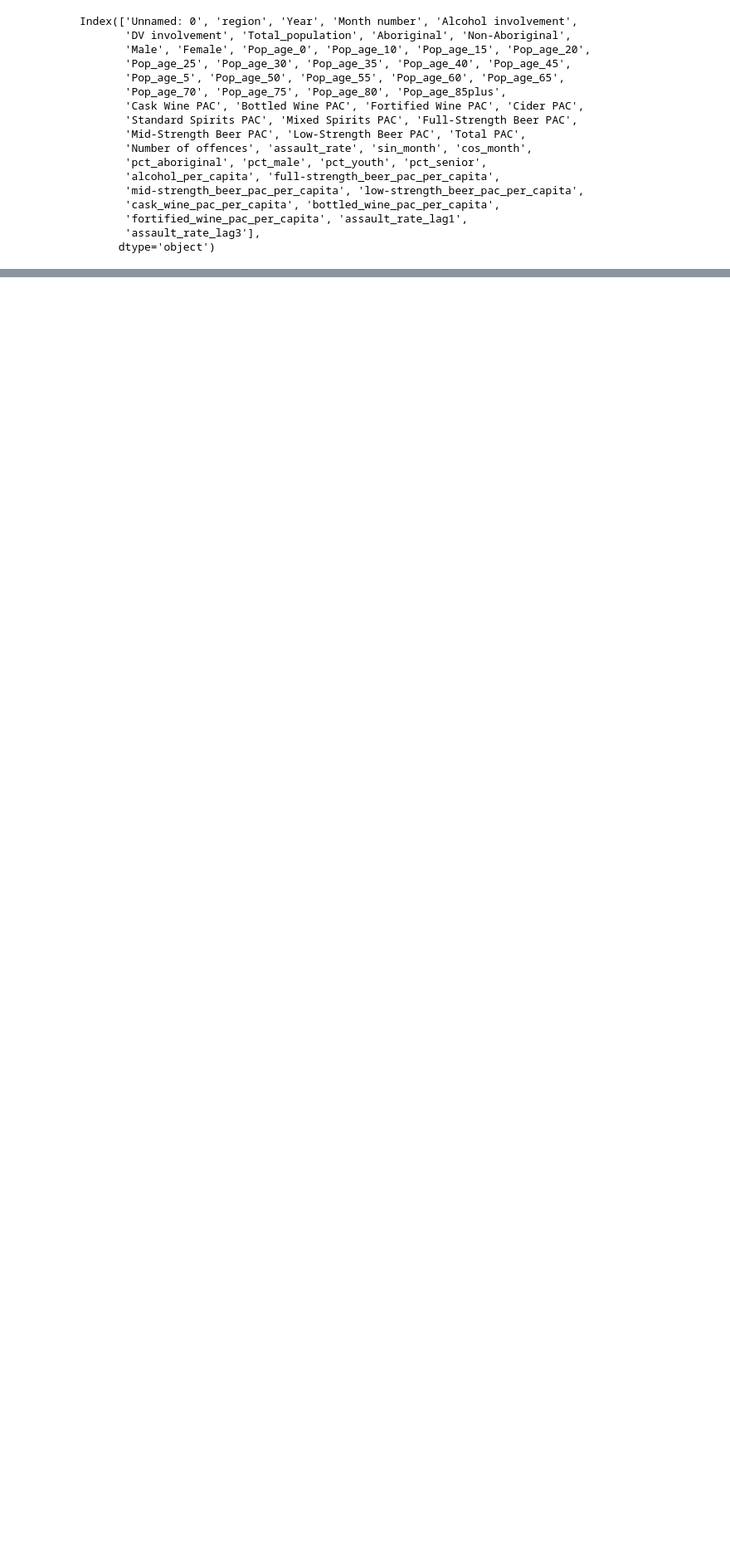
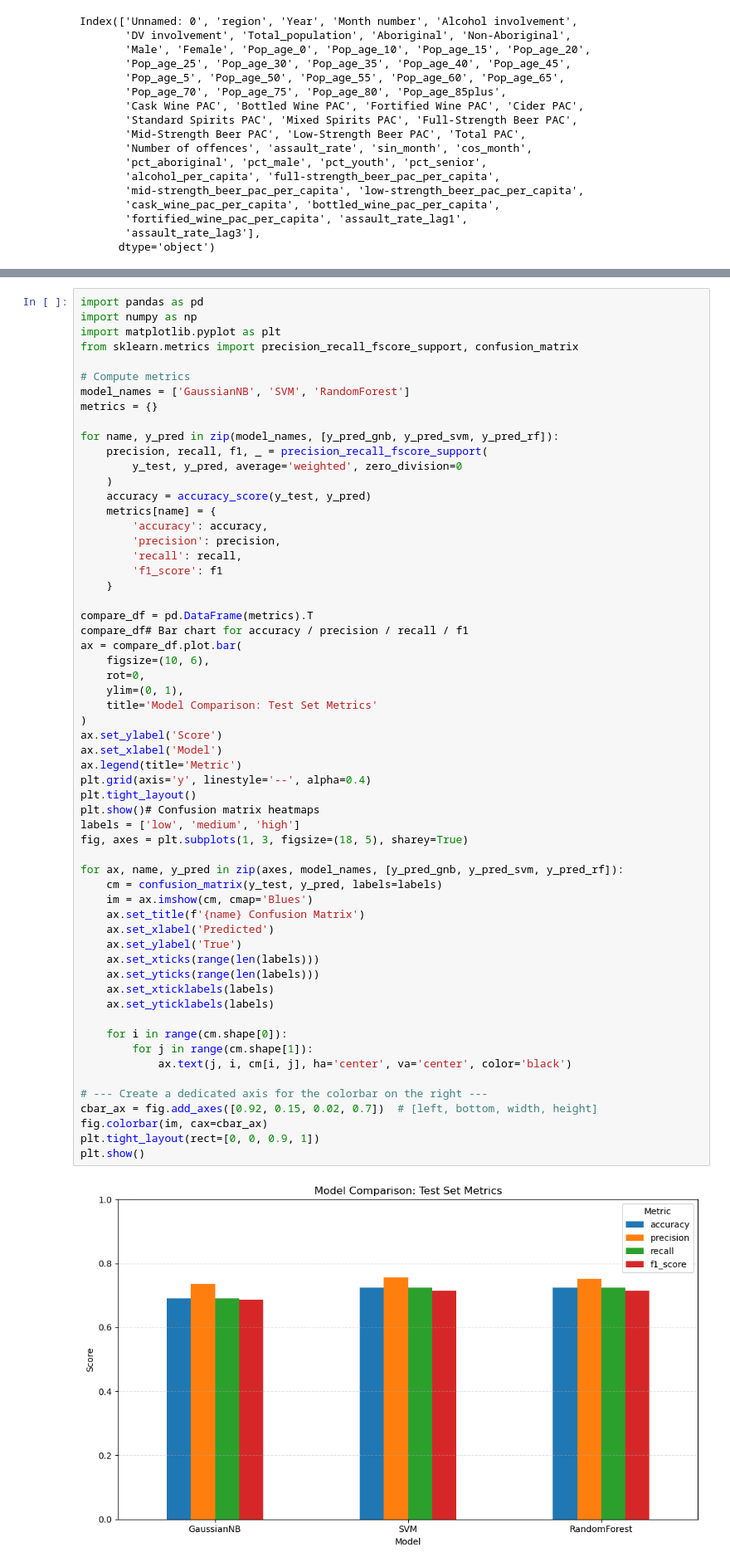
Before and after one commit to thomastran2k2/HIT564-Assignment-2-G1-Sem1-2026, a Jupyter notebook: assignment_4.ipynb, the cells around one changed output, grey strips where cells are left out. Shown at 83% size. Drawn from its saved outputs; the diff is of its cells as text; blank space fills up the shorter version.

Commit message:
added visualisation, svm mode, removal of multinomial regression, added grid search for hyperparameter tuning

```diff
--- a/assignment_4.ipynb
+++ b/assignment_4.ipynb
@@ -574,0 +660,61 @@ weighted avg       0.61      0.62      0.60        60
+# %%
+import pandas as pd
+import numpy as np
+import matplotlib.pyplot as plt
+from sklearn.metrics import precision_recall_fscore_support, confusion_matrix
+
+# Compute metrics
+model_names = ['GaussianNB', 'SVM', 'RandomForest']
+metrics = {}
+
+for name, y_pred in zip(model_names, [y_pred_gnb, y_pred_svm, y_pred_rf]):
+    precision, recall, f1, _ = precision_recall_fscore_support(
+        y_test, y_pred, average='weighted', zero_division=0
+    )
+    accuracy = accuracy_score(y_test, y_pred)
+    metrics[name] = {
+        'accuracy': accuracy,
+        'precision': precision,
+        'recall': recall,
+        'f1_score': f1
+    }
+
+compare_df = pd.DataFrame(metrics).T
+compare_df# Bar chart for accuracy / precision / recall / f1
+ax = compare_df.plot.bar(
+    figsize=(10, 6),
+    rot=0,
+    ylim=(0, 1),
+    title='Model Comparison: Test Set Metrics'
+)
+ax.set_ylabel('Score')
+ax.set_xlabel('Model')
+ax.legend(title='Metric')
+plt.grid(axis='y', linestyle='--', alpha=0.4)
+plt.tight_layout()
+plt.show()# Confusion matrix heatmaps
+labels = ['low', 'medium', 'high']
+fig, axes = plt.subplots(1, 3, figsize=(18, 5), sharey=True)
+
+for ax, name, y_pred in zip(axes, model_names, [y_pred_gnb, y_pred_svm, y_pred_rf]):
+    cm = confusion_matrix(y_test, y_pred, labels=labels)
+    im = ax.imshow(cm, cmap='Blues')
+    ax.set_title(f'{name} Confusion Matrix')
+    ax.set_xlabel('Predicted')
+    ax.set_ylabel('True')
+    ax.set_xticks(range(len(labels)))
+    ax.set_yticks(range(len(labels)))
+    ax.set_xticklabels(labels)
+    ax.set_yticklabels(labels)
+
+    for i in range(cm.shape[0]):
+        for j in range(cm.shape[1]):
+            ax.text(j, i, cm[i, j], ha='center', va='center', color='black')
+
+# --- Create a dedicated axis for the colorbar on the right ---
+cbar_ax = fig.add_axes([0.92, 0.15, 0.02, 0.7])  # [left, bottom, width, height]
+fig.colorbar(im, cax=cbar_ax)
+plt.tight_layout(rect=[0, 0, 0.9, 1])
+plt.show()
+# %% [output]
+[figure, added]
```
Also changed, not shown: parts of 11 cells of this notebook.
